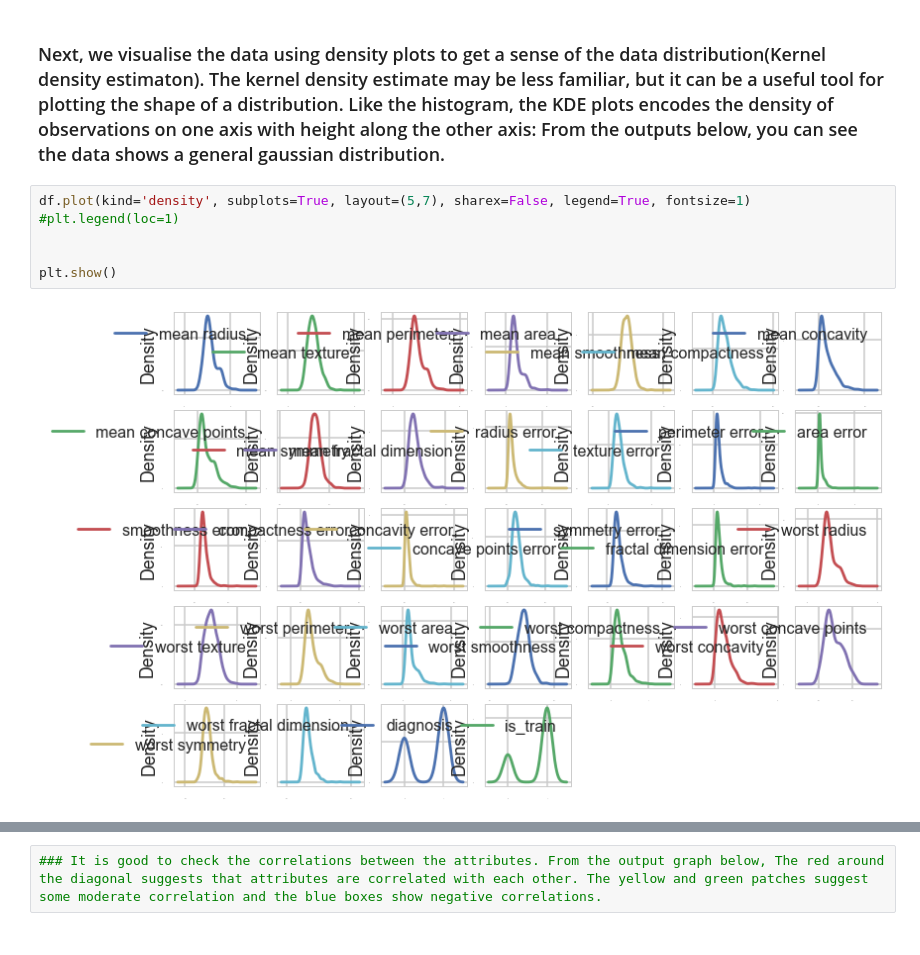
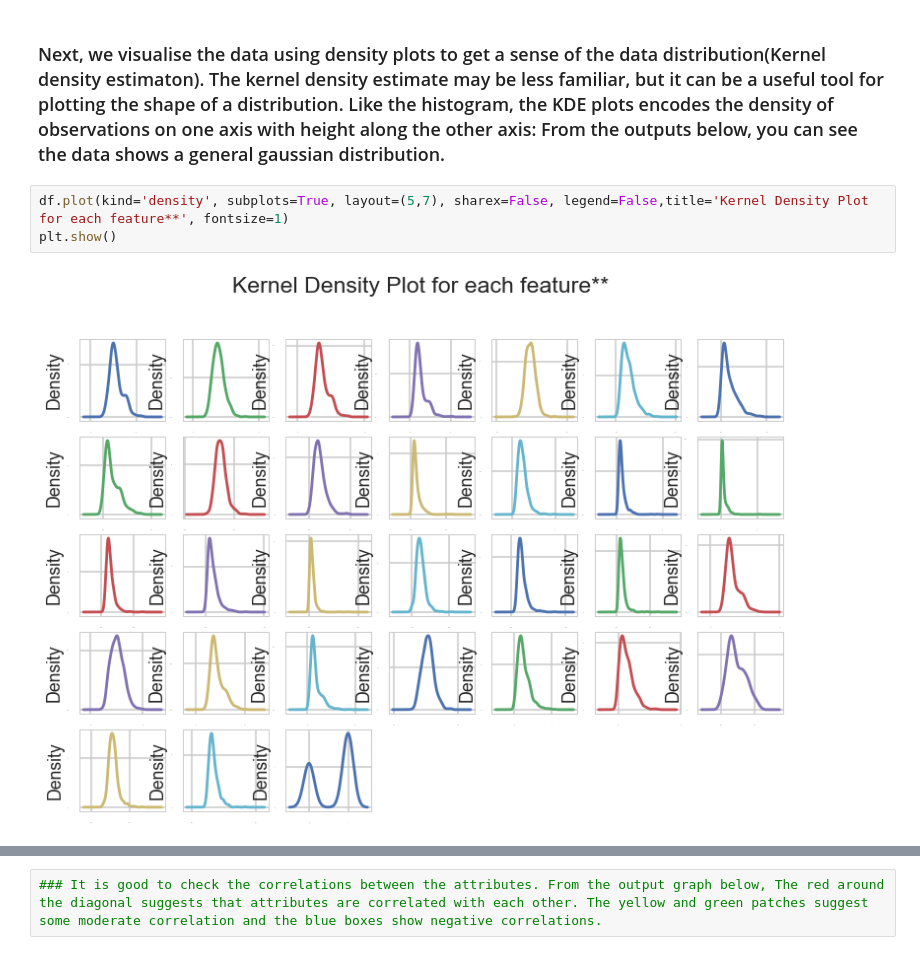
Before and after one commit to jl3392/Capstone-Design, a Jupyter notebook: final_project_code.ipynb, the cells around one changed output, grey strips where cells are left out. Saved outputs shown, nothing was run; the diff lists cells and outputs as text.

```diff
--- a/final_project_code.ipynb
+++ b/final_project_code.ipynb
@@ -162,10 +162,7 @@ df.columns[1]
 # %% [markdown]
 ### Next, we visualise the data using density plots to get a sense of the data distribution(Kernel density estimaton). The kernel density estimate may be less familiar, but it can be a useful tool for plotting the shape of a distribution. Like the histogram, the KDE plots encodes the density of observations on one axis with height along the other axis: From the outputs below, you can see the data shows a general gaussian distribution.
 # %%
-df.plot(kind='density', subplots=True, layout=(5,7), sharex=False, legend=True, fontsize=1)
-#plt.legend(loc=1)
-
-
+df.plot(kind='density', subplots=True, layout=(5,7), sharex=False, legend=False,title='Kernel Density Plot for each feature**', fontsize=1)
 plt.show()
 # %% [output]
-[figure, old version]
+[figure, new version]
```
Also changed, not shown: parts of 20 cells of this notebook.
